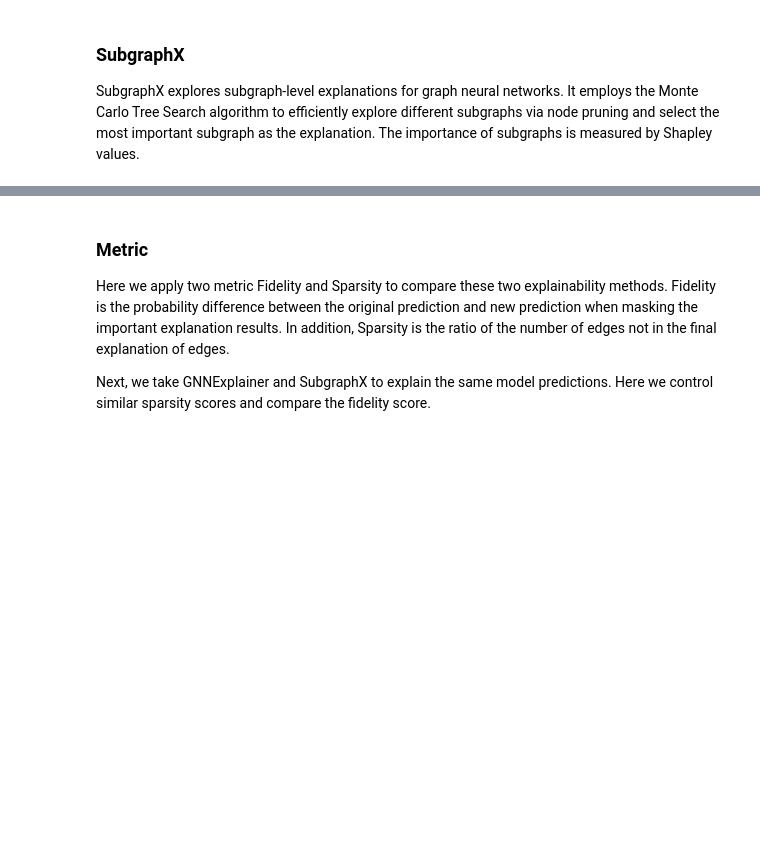
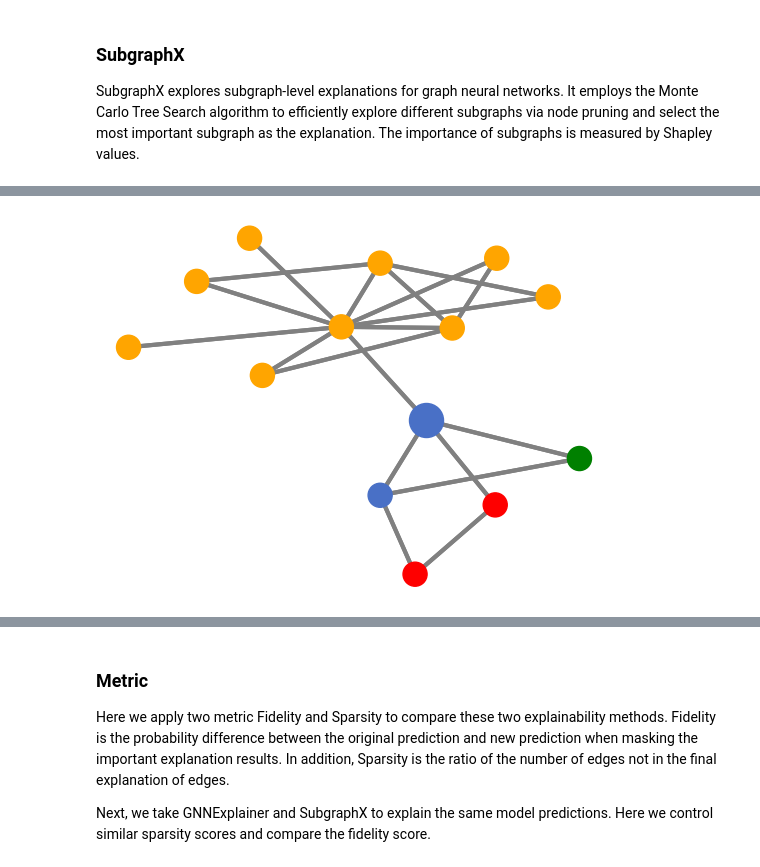
Before and after one commit to divelab/DIG, a Jupyter notebook: tutorials/KDD2022/xgraph_code_tutorial.ipynb, the cells around one changed output, grey strips where cells are left out. Cells and saved outputs as stored; diff of their text form; code cells hidden in the pictures; blank space fills up the shorter version.

Commit message:
xgraph: update xgraph tutorials

```diff
--- a/tutorials/KDD2022/xgraph_code_tutorial.ipynb
+++ b/tutorials/KDD2022/xgraph_code_tutorial.ipynb
@@ -75,0 +79,21 @@ subgraphx_explainer = SubgraphX(model,
+# %%
+from dig.xgraph.method.subgraphx import PlotUtils
+from dig.xgraph.method.subgraphx import MCTS
+from torch_geometric.utils import to_networkx
+from torch_geometric.data import Data
+from torch_geometric.utils import add_self_loops
+
+data = dataset[0].to(device)
+node_indices = torch.where(dataset[0].test_mask * dataset[0].y != 0)[0].tolist()
+node_idx = node_indices[20]
+
+subgraph_x, subgraph_edge_index, subset, edge_mask, kwargs = \
+    MCTS.__subgraph__(node_idx, data.x, data.edge_index, num_hops=2)
+new_node_idx = torch.argwhere(subset == node_idx)[0]
+
+subgraph_y = data.y[subset].to('cpu')
+vis_graph = to_networkx(Data(x=subgraph_x, edge_index=subgraph_edge_index))
+plotutils = PlotUtils(dataset_name='ba_shapes')
+plotutils.plot(vis_graph, nodelist=[], figname=None, y=subgraph_y, node_idx=new_node_idx)
+# %% [output]
+[figure, added]
```
Also changed, not shown: parts of 6 cells of this notebook.
